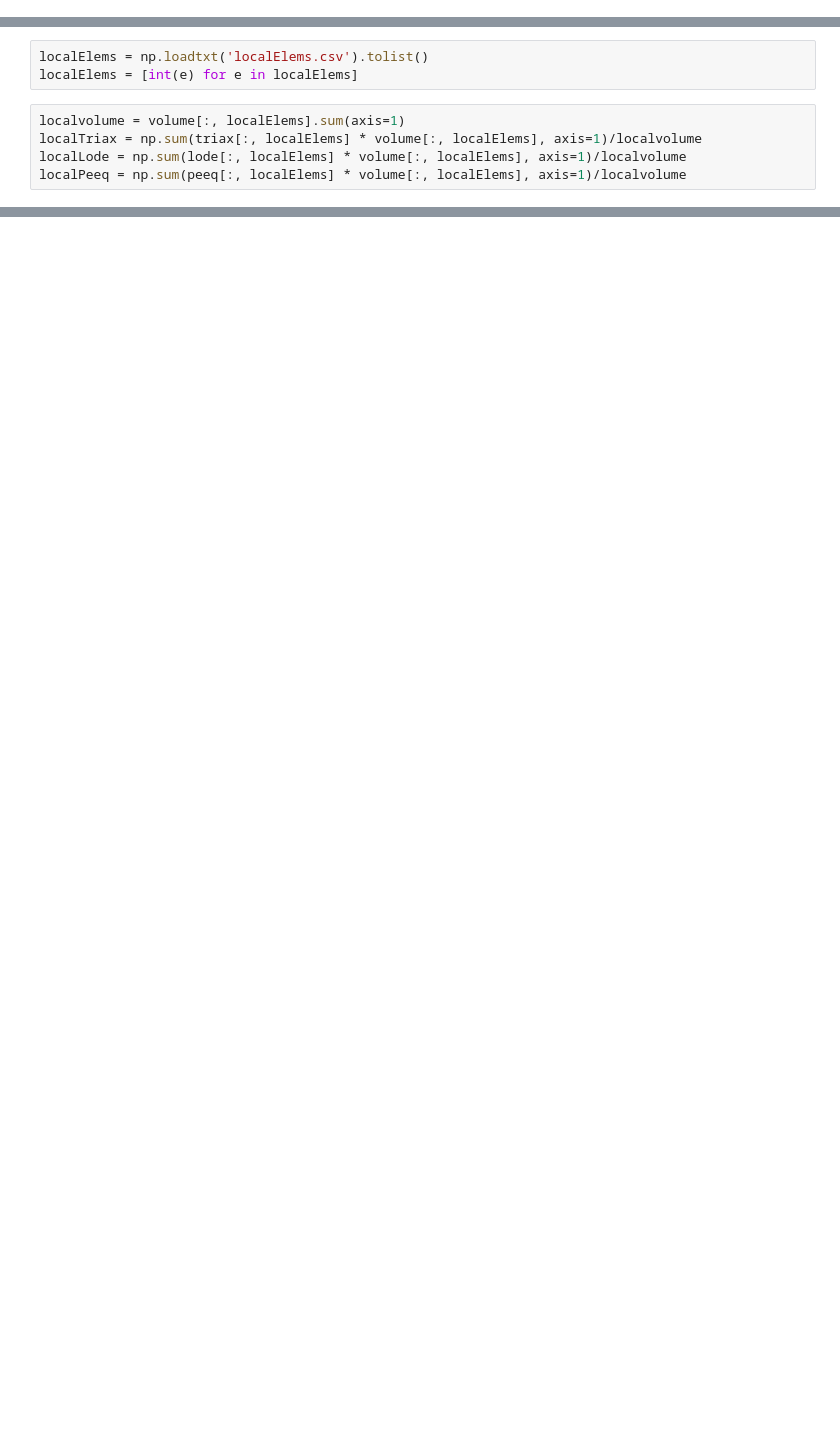
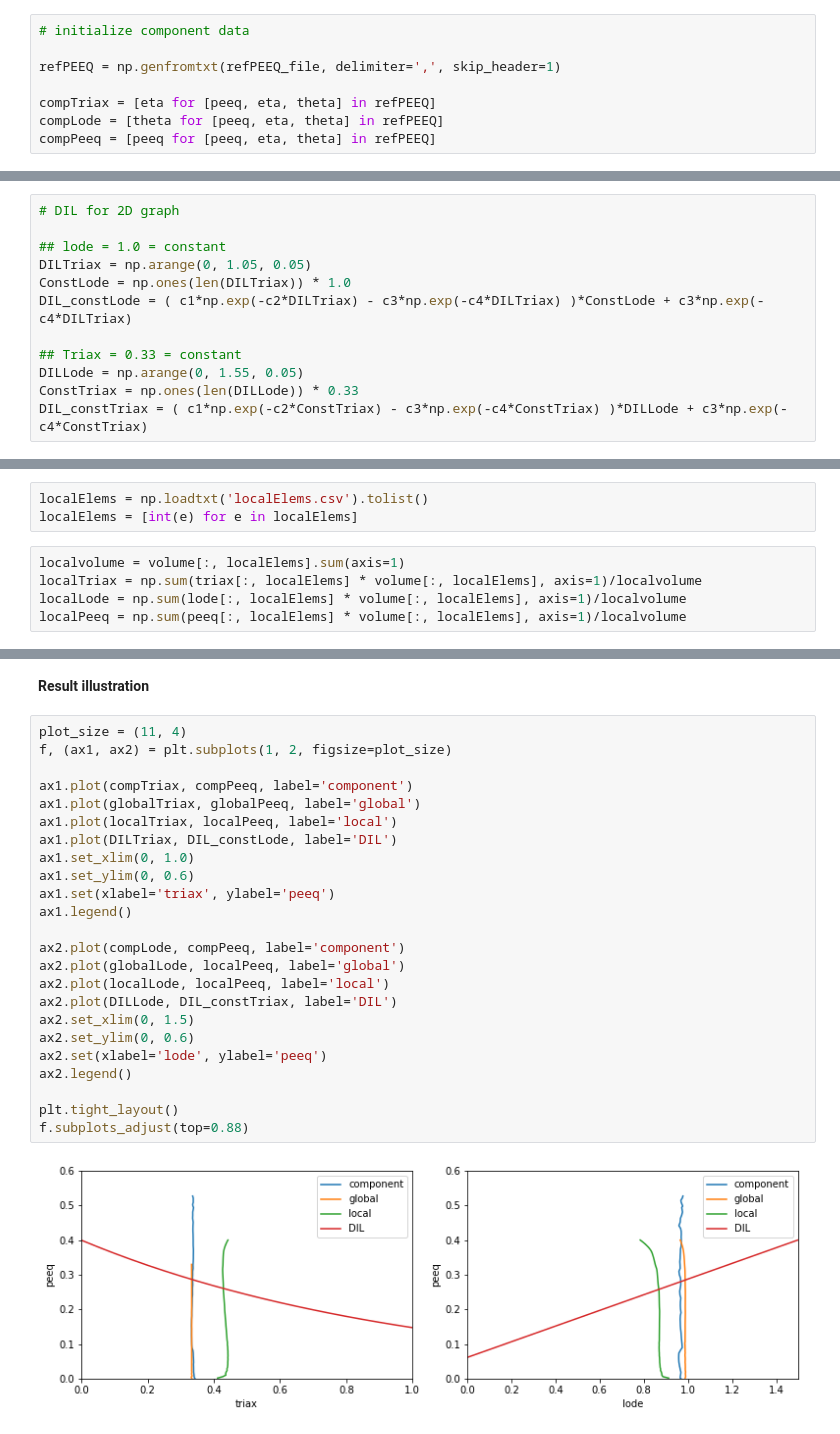
Before and after one commit to peeraponw/Multiscale_surface_modeling, a Jupyter notebook: hole_expansion/submodel_Nid/HET_analysis/HET_analysis.ipynb, the cells around one changed output, grey strips where cells are left out. Drawn from its saved outputs; the diff is of its cells as text; blank space fills up the shorter version.

```diff
--- a/hole_expansion/submodel_Nid/HET_analysis/HET_analysis.ipynb
+++ b/hole_expansion/submodel_Nid/HET_analysis/HET_analysis.ipynb
@@ -19,0 +27,8 @@ Wall time: 2 s
+# %%
+# initialize component data
+
+refPEEQ = np.genfromtxt(refPEEQ_file, delimiter=',', skip_header=1)
+
+compTriax = [eta for [peeq, eta, theta] in refPEEQ]
+compLode = [theta for [peeq, eta, theta] in refPEEQ]
+compPeeq = [peeq for [peeq, eta, theta] in refPEEQ]
@@ -43,4 +64,16 @@ for i in range(data_pnts):
 
 # construct DIL
 df_DIL = ( c1*np.exp(-c2*df_x) - c3*np.exp(-c4*df_x) )*df_y + c3*np.exp(-c4*df_x)
+# %%
+# DIL for 2D graph
+
+## lode = 1.0 = constant
+DILTriax = np.arange(0, 1.05, 0.05)
+ConstLode = np.ones(len(DILTriax)) * 1.0
+DIL_constLode = ( c1*np.exp(-c2*DILTriax) - c3*np.exp(-c4*DILTriax) )*ConstLode + c3*np.exp(-c4*DILTriax)
+
+## Triax = 0.33 = constant
+DILLode = np.arange(0, 1.55, 0.05)
+ConstTriax = np.ones(len(DILLode)) * 0.33
+DIL_constTriax = ( c1*np.exp(-c2*ConstTriax) - c3*np.exp(-c4*ConstTriax) )*DILLode + c3*np.exp(-c4*ConstTriax)
 # %% [markdown]
@@ -114,0 +191,28 @@ np.savetxt('localVar.csv', localVar, delimiter=',')
+# %% [markdown]
+**Result illustration**
+# %%
+plot_size = (11, 4)
+f, (ax1, ax2) = plt.subplots(1, 2, figsize=plot_size)
+
+ax1.plot(compTriax, compPeeq, label='component')
+ax1.plot(globalTriax, globalPeeq, label='global')
+ax1.plot(localTriax, localPeeq, label='local')
+ax1.plot(DILTriax, DIL_constLode, label='DIL')
+ax1.set_xlim(0, 1.0)
+ax1.set_ylim(0, 0.6)
+ax1.set(xlabel='triax', ylabel='peeq')
+ax1.legend()
+
+ax2.plot(compLode, compPeeq, label='component')
+ax2.plot(globalLode, localPeeq, label='global')
+ax2.plot(localLode, localPeeq, label='local')
+ax2.plot(DILLode, DIL_constTriax, label='DIL')
+ax2.set_xlim(0, 1.5)
+ax2.set_ylim(0, 0.6)
+ax2.set(xlabel='lode', ylabel='peeq')
+ax2.legend()
+
+plt.tight_layout()
+f.subplots_adjust(top=0.88)
+# %% [output]
+[figure, added]
```
Also changed, not shown: parts of 28 cells of this notebook, 10 other files.
